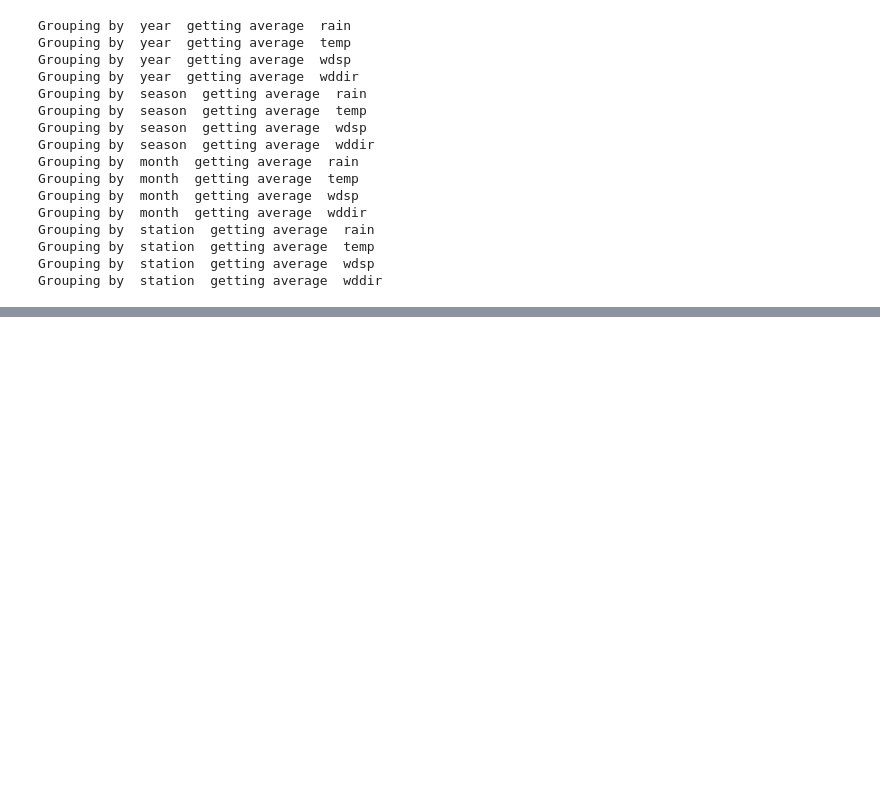
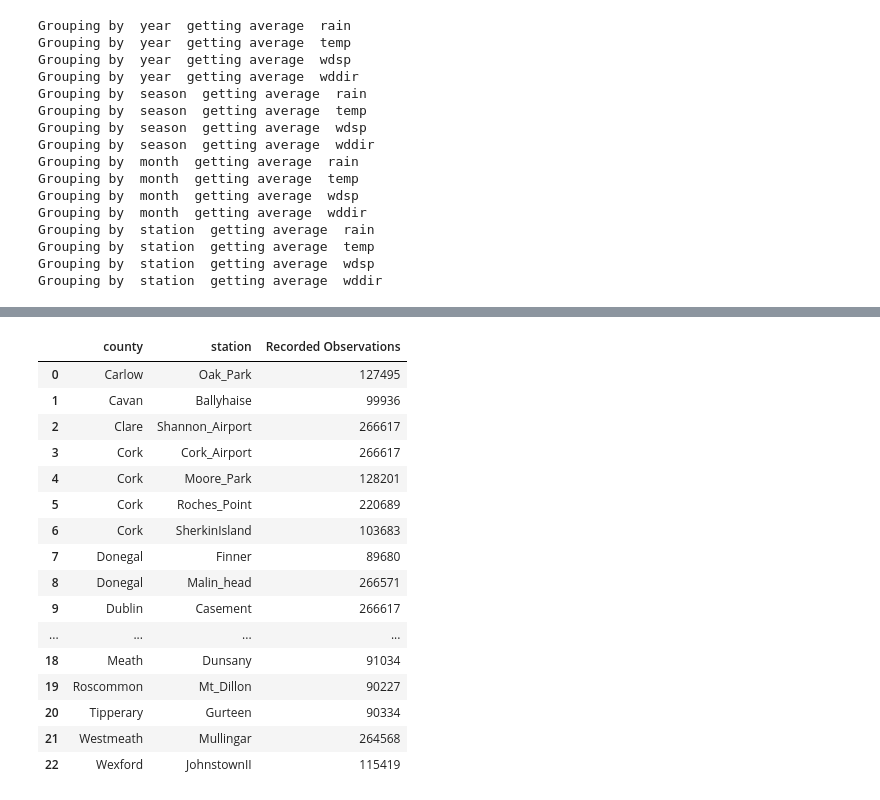
Before and after one commit to GsProjects/Thesis, a Jupyter notebook: Code/Preprocess.ipynb, the cells around one changed output, grey strips where cells are left out. Drawn from its saved outputs; the diff is of its cells as text; code cells hidden in the pictures; blank space fills up the shorter version.

```diff
--- a/Code/Preprocess.ipynb
+++ b/Code/Preprocess.ipynb
@@ -46,7 +46,7 @@ def select_data():
     conn = create_connection()
     cursor = conn.cursor()
     print('Extracting Data')
-    query = "Select * from weather;"
+    query = "Select * from weather where Observation_date <= '2018-06-01 00:00:00';"
     cursor.execute(query, )
     result = cursor.fetchall()
     print('Extracted Data')
@@ -270,0 +276,8 @@ def create_sets(data):
+# %%
+def display_county_stations(data):
+    cols = ['date', 'rain', 'temp', 'wetb', 'dewpt','vappr', 'rhum', 'msl', 'wdsp', 'wddir','height','latitude', 'longitude', 'station','county']
+    data = data[cols]
+    original_col_names = data.columns
+
+    df = data.groupby(['county', 'station']).size().reset_index(name='Recorded Observations')
+    return pd.DataFrame(df)
@@ -300,3 +343,24 @@ Grouping by  station  getting average  wddir
+# %%
+station_per_county = display_county_stations(data)
+station_per_county
+# %% [output]
+|  | county | station | Recorded Observations |
+| 0 | Carlow | Oak_Park | 127495 |
+| 1 | Cavan | Ballyhaise | 99936 |
+| 2 | Clare | Shannon_Airport | 266617 |
+| 3 | Cork | Cork_Airport | 266617 |
+| 4 | Cork | Moore_Park | 128201 |
+| 5 | Cork | Roches_Point | 220689 |
+| 6 | Cork | SherkinIsland | 103683 |
+| 7 | Donegal | Finner | 89680 |
+| 8 | Donegal | Malin_head | 266571 |
+| 9 | Dublin | Casement | 266617 |
+| ... | ... | ... | ... |
+| 18 | Meath | Dunsany | 91034 |
+| 19 | Roscommon | Mt_Dillon | 90227 |
+| 20 | Tipperary | Gurteen | 90334 |
+| 21 | Westmeath | Mullingar | 264568 |
+| 22 | Wexford | JohnstownII | 115419 |
 # %%
 %time plot_by_year(data)
 # %% [output]
```
Also changed, not shown: parts of 8 cells of this notebook.
